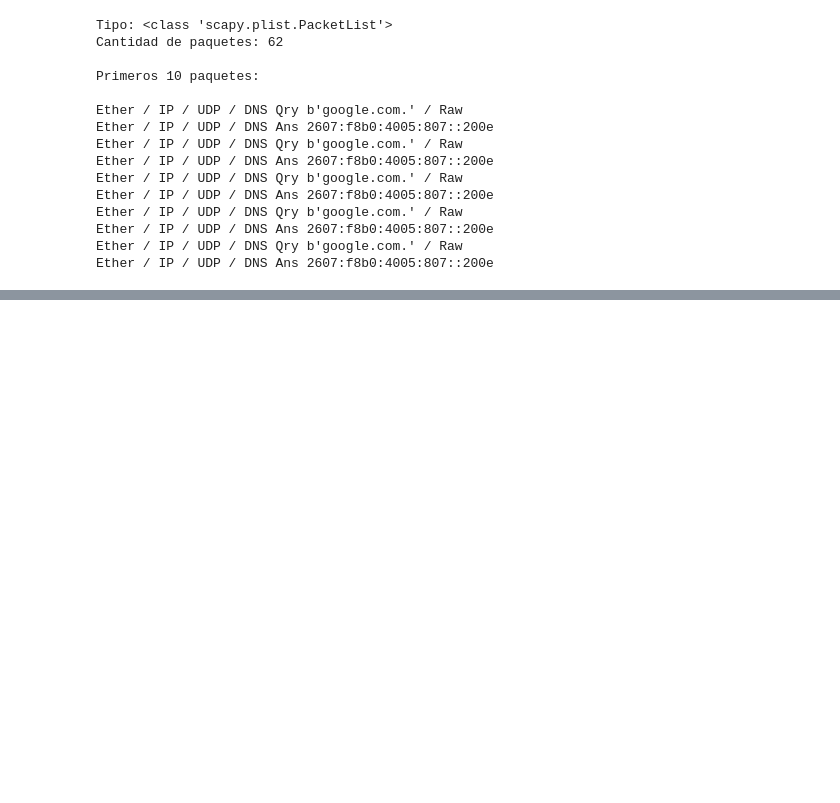
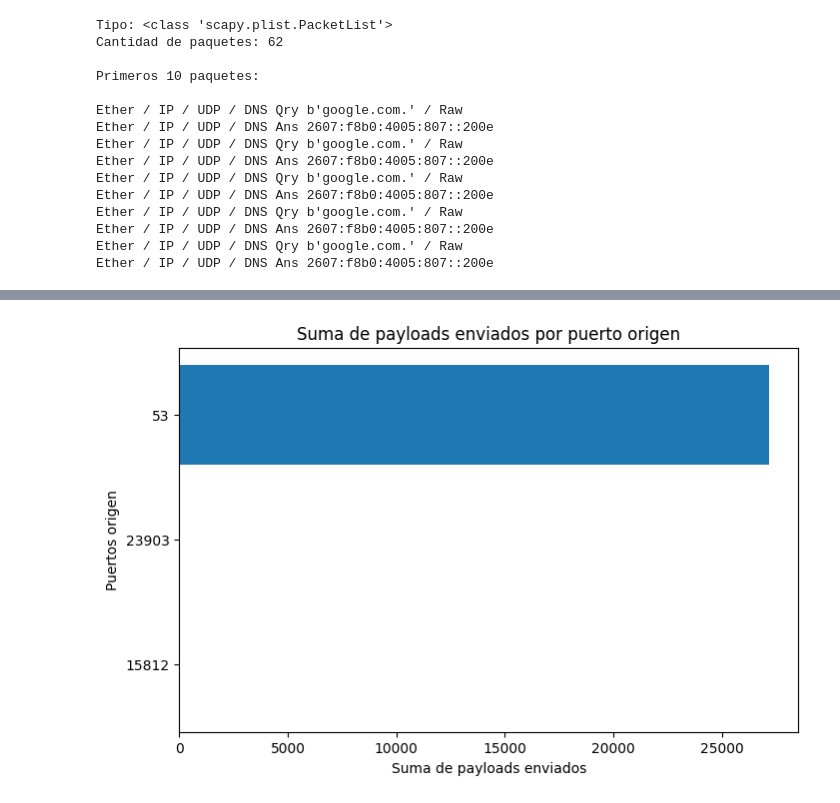
Before and after one commit to EstebanZG999/Lab5_SDS, a Jupyter notebook: src/traffic_analysis.ipynb, the cells around one changed output, grey strips where cells are left out. Drawn from its saved outputs; the diff is of its cells as text; code cells hidden in the pictures; blank space fills up the shorter version.

```diff
--- a/src/traffic_analysis.ipynb
+++ b/src/traffic_analysis.ipynb
@@ -42,0 +422,13 @@ Ether / IP / UDP / DNS Ans 2607:f8b0:4005:807::200e
+# %%
+## 5c - Gráfica 2D: puertos origen vs suma de payloads enviados
+
+payload_by_sport = df.groupby('Src Port')['payload_len'].sum().sort_values()
+
+plt.figure(figsize=(8,5))
+plt.barh(payload_by_sport.index.astype(str), payload_by_sport.values)
+plt.xlabel('Suma de payloads enviados')
+plt.ylabel('Puertos origen')
+plt.title('Suma de payloads enviados por puerto origen')
+plt.show()
+# %% [output]
+[figure, added]
```
Also changed, not shown: parts of 45 cells of this notebook.
